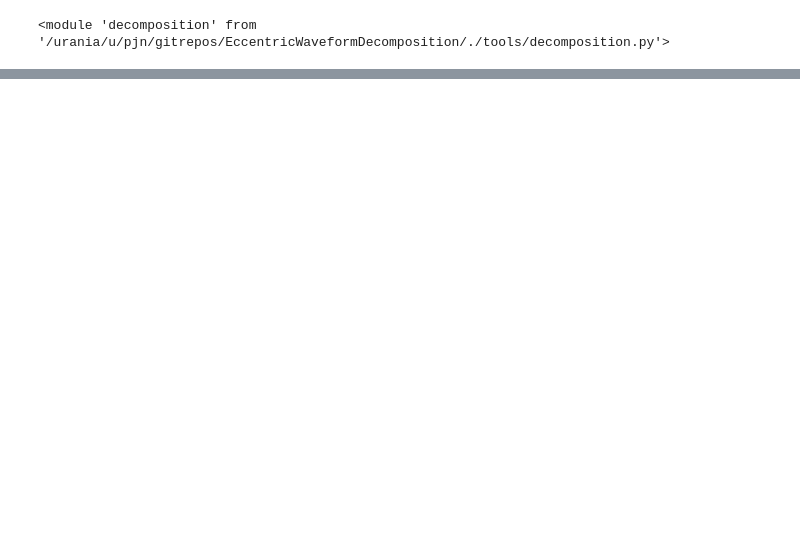
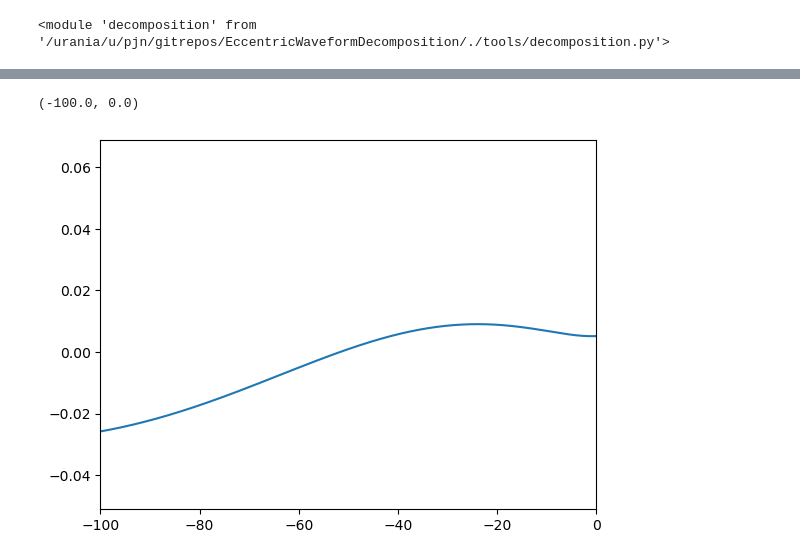
Before and after one commit to PunJustice/EccentricWaveformDecomposition, a Jupyter notebook: ExampleDecompositions.ipynb, the cells around one changed output, grey strips where cells are left out. Saved outputs shown, nothing was run; the diff lists cells and outputs as text; code cells hidden in the pictures; blank space fills up the shorter version.

```diff
--- a/ExampleDecompositions.ipynb
+++ b/ExampleDecompositions.ipynb
@@ -29,3 +39,13 @@ h22 = decomposition.AddMeanAnomalyDomain(h22, IDs)
+# %%
+A22_QC = np.abs(h22["QC"]["h22"])
+t_QC = h22["QC"]["t"]
+A22_QC_interp = scipy.interpolate.interp1d(t_QC, A22_QC)
+# %%
+plt.plot(h22[IDs[0]]["t"], np.abs(h22[IDs[0]]["h22"])-A22_QC_interp(h22[IDs[0]]["t"]))
+plt.xlim(-100, 0)
+# %% [output]
+(-100.0, 0.0)
+[figure, added]
 # %%
 for k in range(N_runs):
     plt.plot(h22[IDs[k]]["t"], np.abs(h22[IDs[k]]["h22"]))
```
Also changed, not shown: parts of 6 cells of this notebook, 6 other files.
